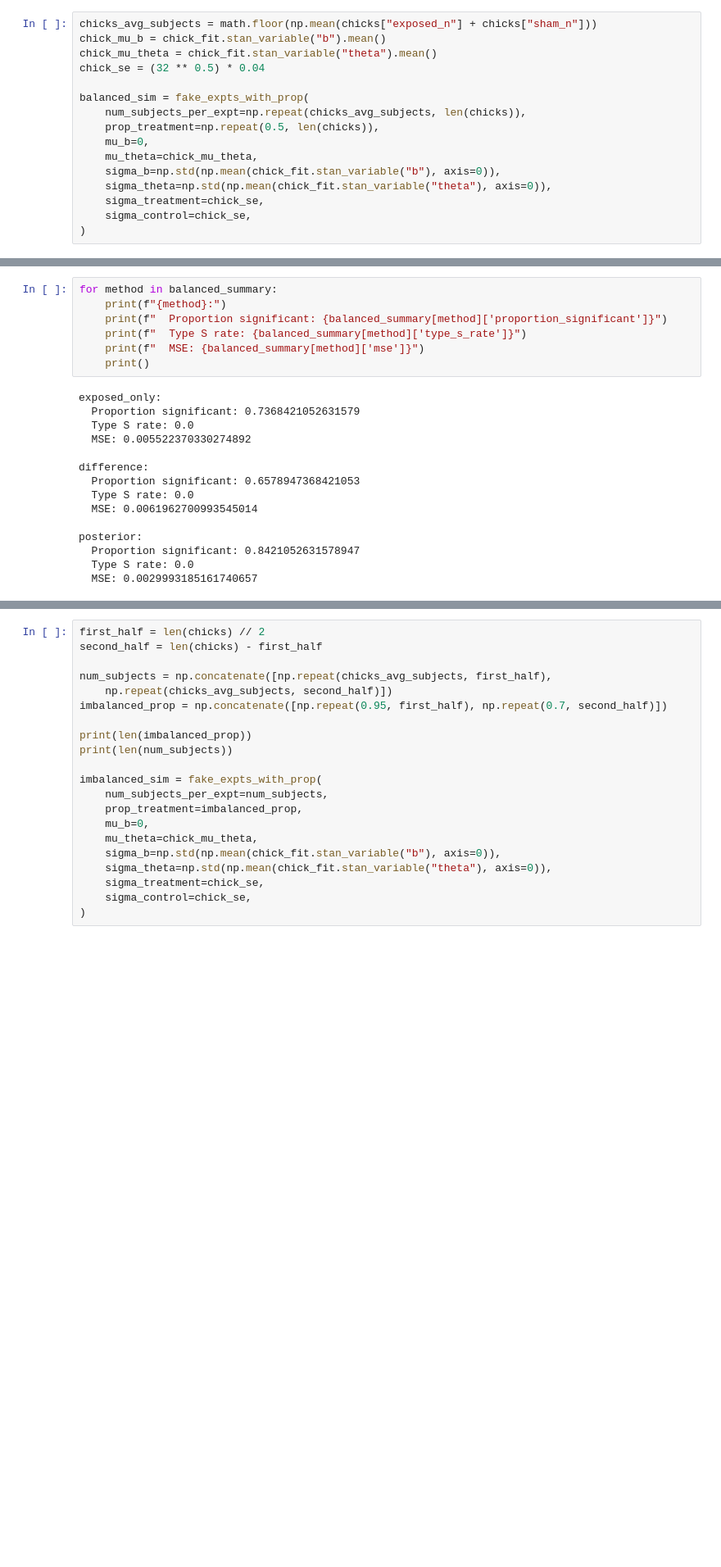
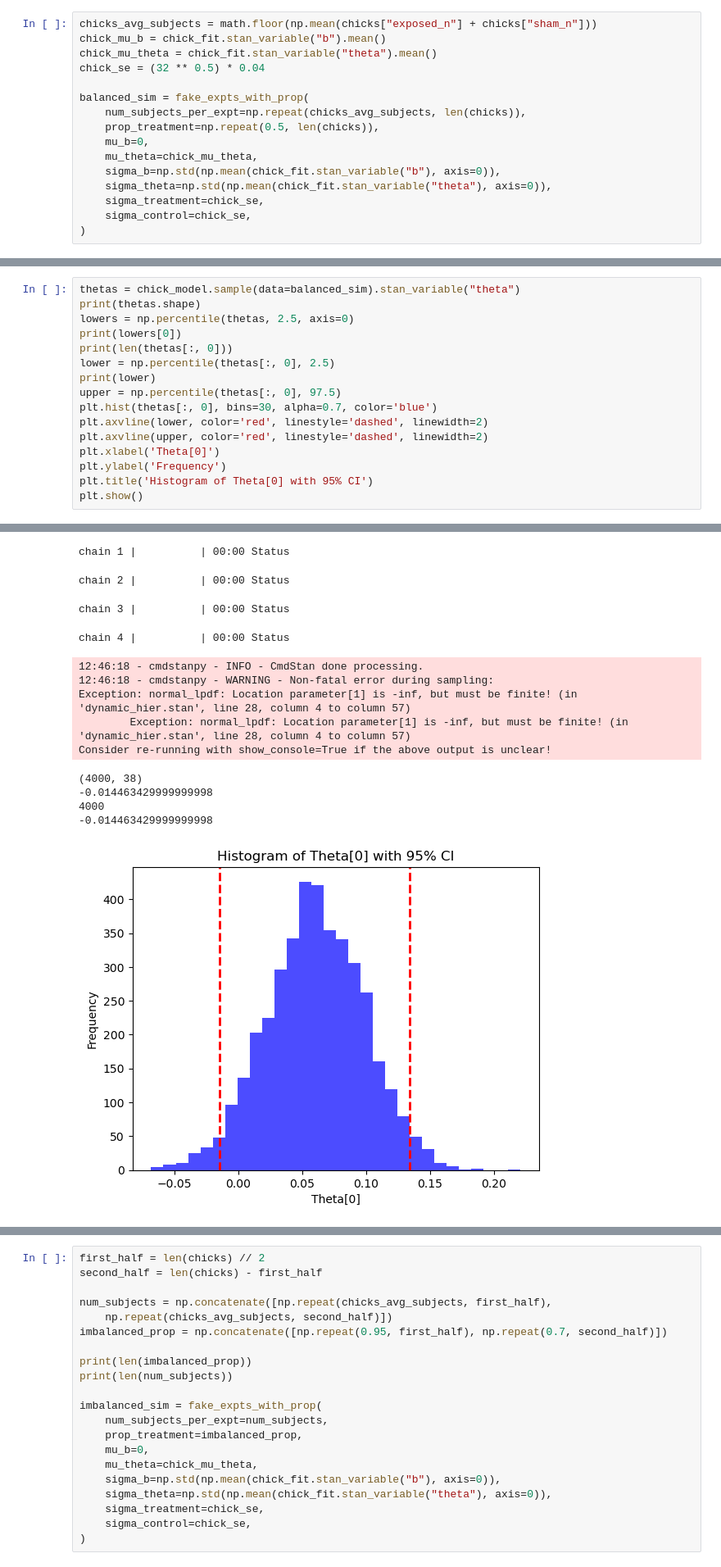
Before and after one commit to dtwil/adaptively_slamming_the_sham, a Jupyter notebook: simulation.ipynb, the cells around one changed output, grey strips where cells are left out. Shown at 82% size. Saved outputs shown, nothing was run; the diff lists cells and outputs as text; blank space fills up the shorter version.

```diff
--- a/simulation.ipynb
+++ b/simulation.ipynb
@@ -206,22 +217,17 @@ chain 4 |          | 00:00 Status
-# %%
-for method in balanced_summary:
-    print(f"{method}:")
-    print(f"  Proportion significant: {balanced_summary[method]['proportion_significant']}")
-    print(f"  Type S rate: {balanced_summary[method]['type_s_rate']}")
-    print(f"  MSE: {balanced_summary[method]['mse']}")
-    print()
-# %% [output]
-exposed_only:
-  Proportion significant: 0.7368421052631579
-  Type S rate: 0.0
-  MSE: 0.005522370330274892
-
-difference:
-  Proportion significant: 0.6578947368421053
-  Type S rate: 0.0
-  MSE: 0.0061962700993545014
-
-posterior:
-  Proportion significant: 0.8421052631578947
-  Type S rate: 0.0
-  MSE: 0.0029993185161740657
+# %%
+thetas = chick_model.sample(data=balanced_sim).stan_variable("theta")
+print(thetas.shape)
+lowers = np.percentile(thetas, 2.5, axis=0)
+print(lowers[0])
+print(len(thetas[:, 0]))
+lower = np.percentile(thetas[:, 0], 2.5)
+print(lower)
+upper = np.percentile(thetas[:, 0], 97.5)
+plt.hist(thetas[:, 0], bins=30, alpha=0.7, color='blue')
+plt.axvline(lower, color='red', linestyle='dashed', linewidth=2)
+plt.axvline(upper, color='red', linestyle='dashed', linewidth=2)
+plt.xlabel('Theta[0]')
+plt.ylabel('Frequency')
+plt.title('Histogram of Theta[0] with 95% CI')
+plt.show()
+# %% [output]
@@ -227,0 +235,14 @@ posterior:
+chain 1 |          | 00:00 Status
+chain 2 |          | 00:00 Status
+chain 3 |          | 00:00 Status
+chain 4 |          | 00:00 Status
+12:46:18 - cmdstanpy - INFO - CmdStan done processing.
+12:46:18 - cmdstanpy - WARNING - Non-fatal error during sampling:
+Exception: normal_lpdf: Location parameter[1] is -inf, but must be finite! (in 'dynamic_hier.stan', line 28, column 4 to column 57)
+        Exception: normal_lpdf: Location parameter[1] is -inf, but must be finite! (in 'dynamic_hier.stan', line 28, column 4 to column 57)
+Consider re-running with show_console=True if the above output is unclear!
+(4000, 38)
+-0.014463429999999998
+4000
+-0.014463429999999998
+[figure, added]
```
Also changed, not shown: parts of 8 cells of this notebook.
